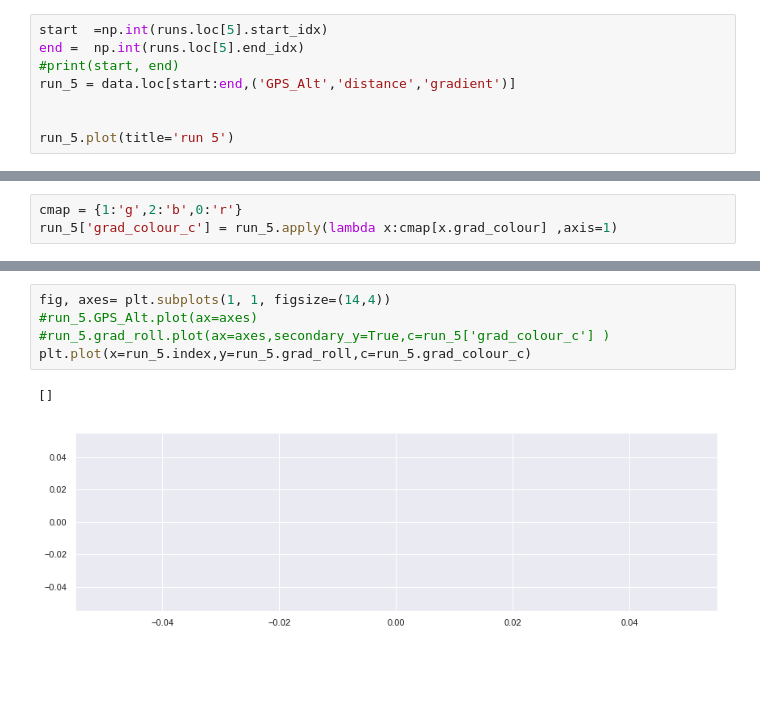
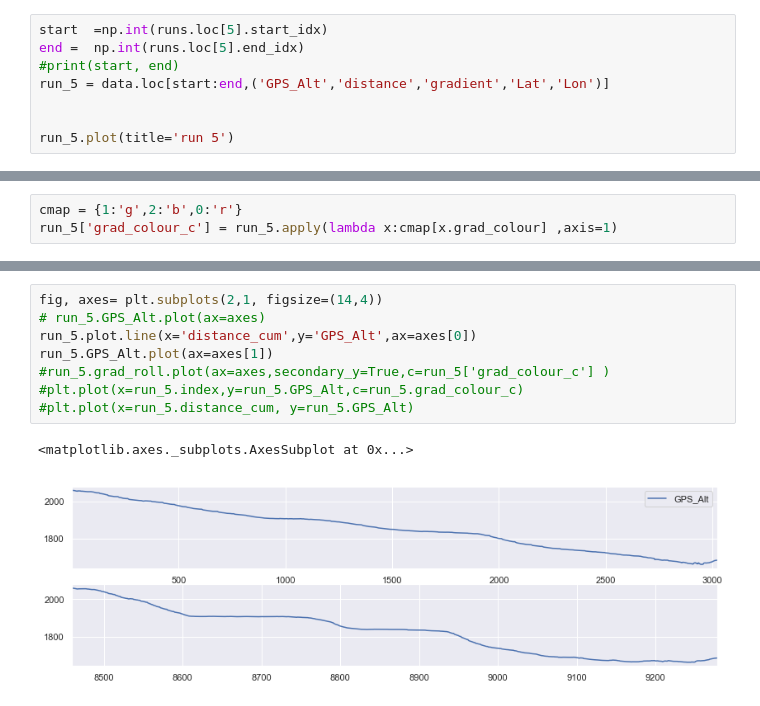
Before and after one commit to jaycee14/SkiTracker, a Jupyter notebook: run_finder_dev.ipynb, the cells around one changed output, grey strips where cells are left out. Saved outputs shown, nothing was run; the diff lists cells and outputs as text; blank space fills up the shorter version.

```diff
--- a/run_finder_dev.ipynb
+++ b/run_finder_dev.ipynb
@@ -186,7 +188,7 @@ Index(['Date', 'Time', 'Lat', 'Lon', 'GPS_Alt', 'Pressure', 'Pres_Alt', 'Temp',
 start  =np.int(runs.loc[5].start_idx)
 end =  np.int(runs.loc[5].end_idx)
 #print(start, end)
-run_5 = data.loc[start:end,('GPS_Alt','distance','gradient')]
+run_5 = data.loc[start:end,('GPS_Alt','distance','gradient','Lat','Lon')]
 
 
 run_5.plot(title='run 5')
@@ -242,8 +244,11 @@ run_5.tail()
 # %%
-fig, axes= plt.subplots(1, 1, figsize=(14,4))
-#run_5.GPS_Alt.plot(ax=axes)
+fig, axes= plt.subplots(2,1, figsize=(14,4))
+# run_5.GPS_Alt.plot(ax=axes)
+run_5.plot.line(x='distance_cum',y='GPS_Alt',ax=axes[0])
+run_5.GPS_Alt.plot(ax=axes[1])
 #run_5.grad_roll.plot(ax=axes,secondary_y=True,c=run_5['grad_colour_c'] )
-plt.plot(x=run_5.index,y=run_5.grad_roll,c=run_5.grad_colour_c)
+#plt.plot(x=run_5.index,y=run_5.GPS_Alt,c=run_5.grad_colour_c)
+#plt.plot(x=run_5.distance_cum, y=run_5.GPS_Alt)
 # %% [output]
-[]
+<matplotlib.axes._subplots.AxesSubplot at 0x...>
-[figure, old version]
+[figure, new version]
```
Also changed, not shown: parts of 16 cells of this notebook, 1 other file.
